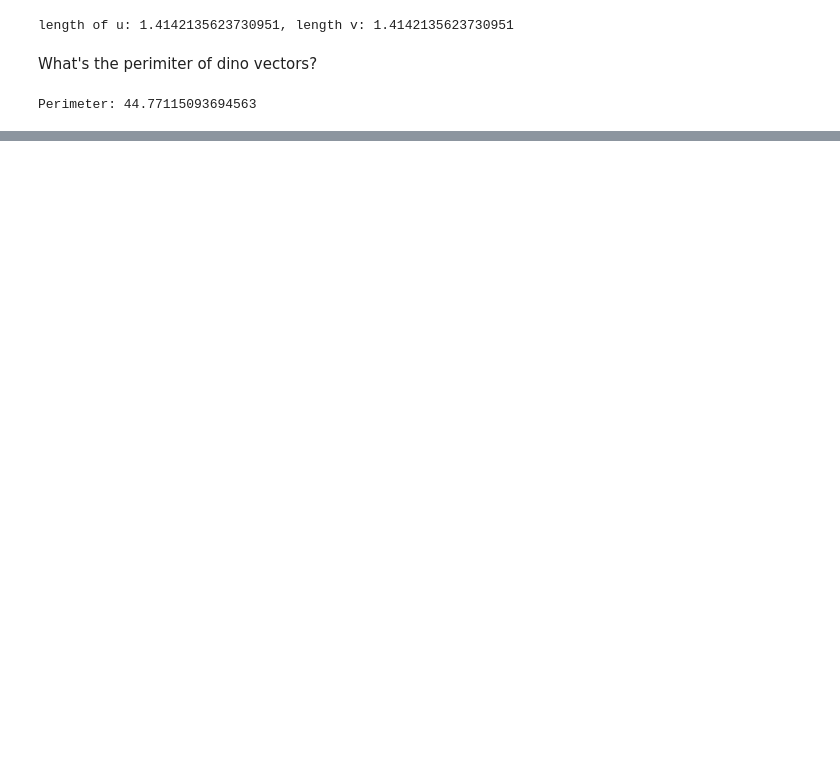
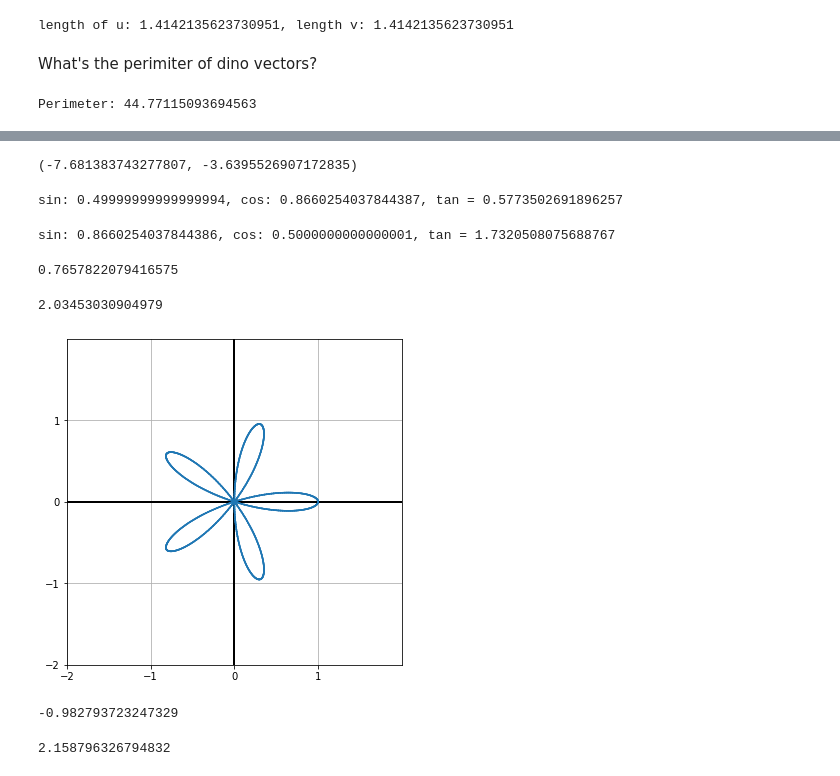
Before and after one commit to bmoretz/Quantitative-Development, a Jupyter notebook: notebooks/simple_vectors.ipynb, the cells around one changed output, grey strips where cells are left out. Cells and saved outputs as stored; diff of their text form; code cells hidden in the pictures; blank space fills up the shorter version.

```diff
--- a/notebooks/simple_vectors.ipynb
+++ b/notebooks/simple_vectors.ipynb
@@ -168,0 +183,65 @@ Perimeter: 44.77115093694563
+# %%
+length, deg = 8.5, 35
+
+length*cos(deg), length*sin(deg)
+# %% [output]
+(-7.681383743277807, -3.6395526907172835)
+# %%
+deg = 30
+s = sin(deg*pi/180)
+c = cos(deg*pi/180)
+t = tan(deg*pi/180)
+
+print(f'sin: {s}, cos: {c}, tan = {t} ')
+# %% [output]
+sin: 0.49999999999999994, cos: 0.8660254037844387, tan = 0.5773502691896257
+# %%
+deg = 60
+s = sin(deg*pi/180)
+c = cos(deg*pi/180)
+t = tan(deg*pi/180)
+
+print(f'sin: {s}, cos: {c}, tan = {t} ')
+# %% [output]
+sin: 0.8660254037844386, cos: 0.5000000000000001, tan = 1.7320508075688767
+# %%
+sqrt(1 -.6431**2)
+# %% [output]
+0.7657822079416575
+# %%
+116.57*pi/180
+# %% [output]
+2.03453030904979
+# %%
+vectors = make_vectors([(cos(5*x*pi/500), 2*pi*x/1000) for x in range(0, 1000)])
+points = [v.to_cartesian() for v in vectors]
+
+draw_shapes(
+    Polygon(*points, color=Color.Blue),
+    save_as=f'{figs_dir}flower_01.png')
+# %% [output]
+[figure, added]
+# %%
+from math import atan
+
+atan(-3/2)
+# %% [output]
+-0.982793723247329
+# %%
+from math import pi
+
+start, stop = pi/2, pi
+target, delta = -1.5, 0.001
+
+while start < stop:
+
+    current = tan(start)
+
+    if abs(abs(current) - abs(target)) < delta:
+        break
+
+    start += 0.001
+
+start
+# %% [output]
+2.158796326794832
```
Also changed, not shown: parts of 5 cells of this notebook, 10 other files.
